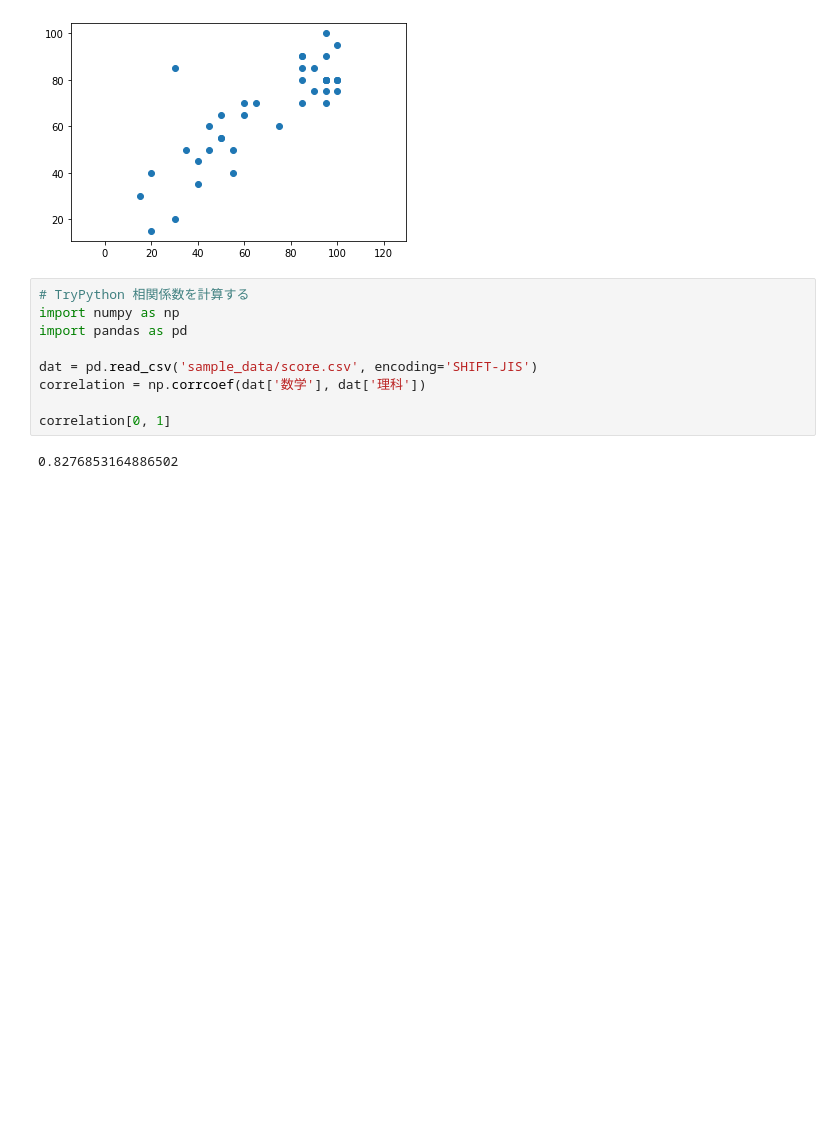
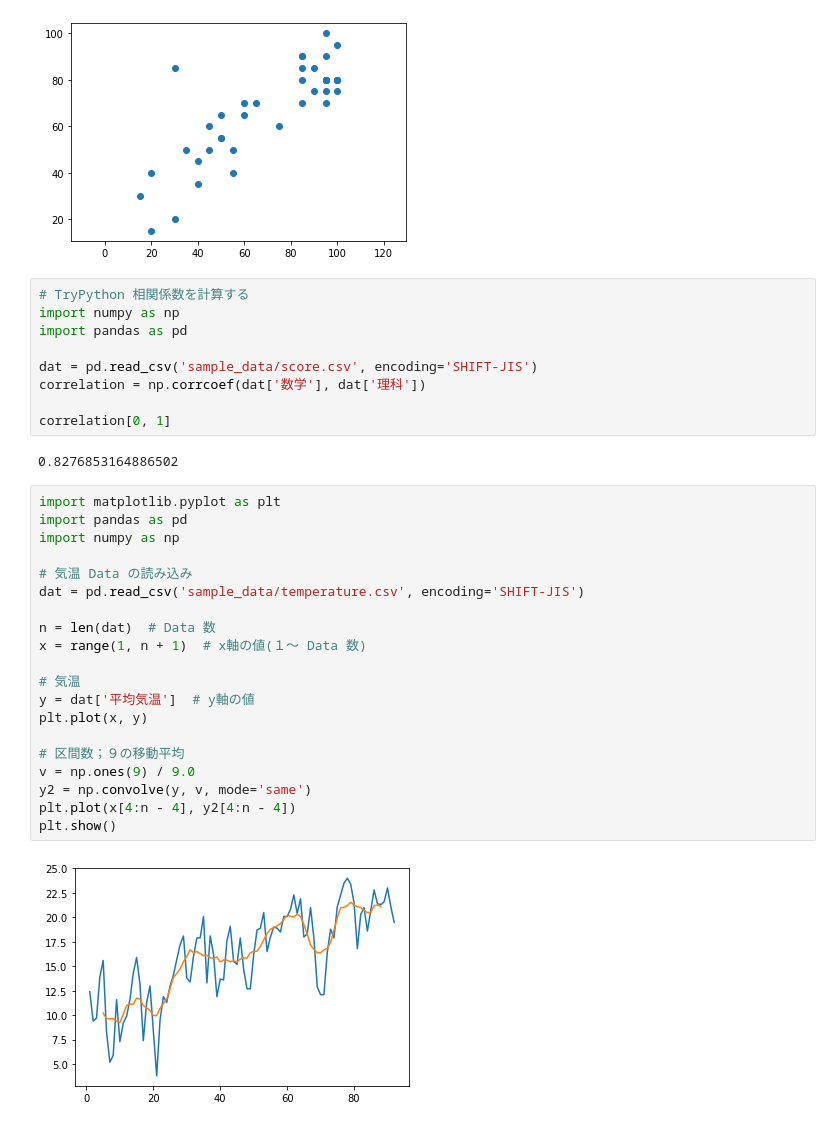
Before and after one commit to 1024xx4/high_school_math, a Jupyter notebook: statistics_and_random_numbers.ipynb, the cells around one changed output. Cells and saved outputs as stored; diff of their text form; blank space fills up the shorter version.

```diff
--- a/statistics_and_random_numbers.ipynb
+++ b/statistics_and_random_numbers.ipynb
@@ -128,3 +128,25 @@ correlation = np.corrcoef(dat['数学'], dat['理科'])
 correlation[0, 1]
 # %% [output]
 0.8276853164886502
+# %%
+import matplotlib.pyplot as plt
+import pandas as pd
+import numpy as np
+
+# 気温 Data の読み込み
+dat = pd.read_csv('sample_data/temperature.csv', encoding='SHIFT-JIS')
+
+n = len(dat)  # Data 数
+x = range(1, n + 1)  # x軸の値(１～ Data 数)
+
+# 気温
+y = dat['平均気温']  # y軸の値
+plt.plot(x, y)
+
+# 区間数；９の移動平均
+v = np.ones(9) / 9.0
+y2 = np.convolve(y, v, mode='same')
+plt.plot(x[4:n - 4], y2[4:n - 4])
+plt.show()
+# %% [output]
+[figure, added]
```
